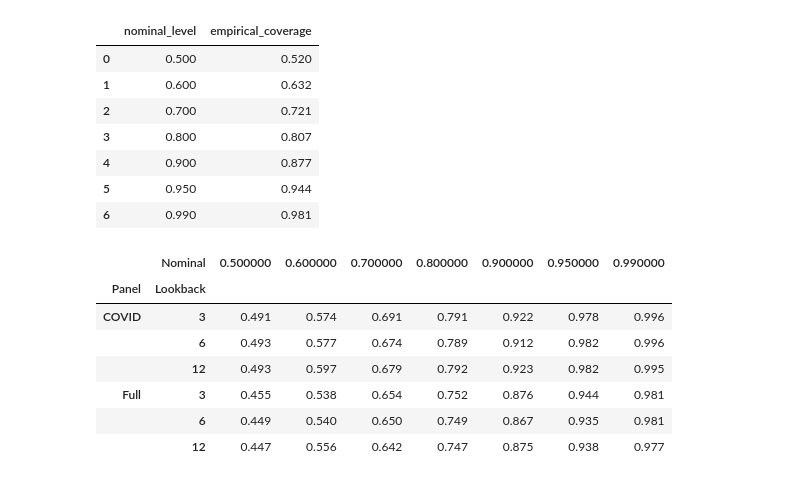
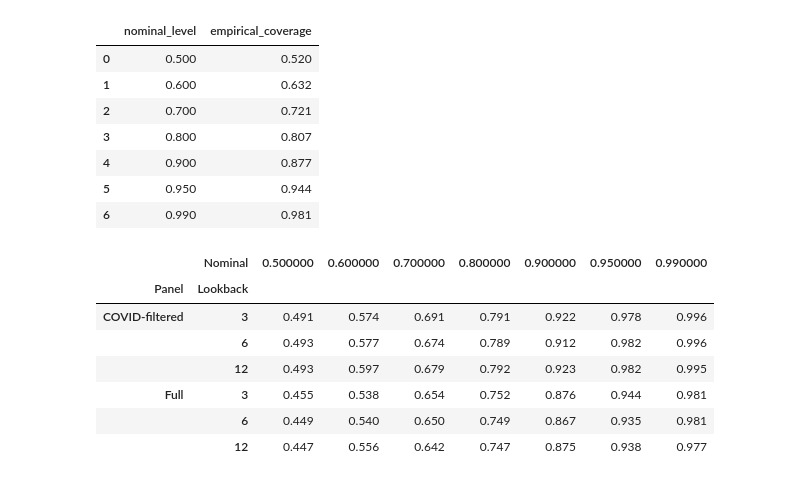
Before and after one commit to nicwjh/nfp-forecasting, a Jupyter notebook: notebooks/nfp_3_point.ipynb, the cells around one changed output. Cells and saved outputs as stored; diff of their text form; code cells hidden in the pictures.

```diff
--- a/notebooks/nfp_3_point.ipynb
+++ b/notebooks/nfp_3_point.ipynb
@@ -1120,7 +1120,7 @@ MIN_TRAIN  = 36
 
 PANELS = {                      # name → DataFrame
     "Full":  df_full,
-    "COVID": df
+    "COVID-filtered": df
 }
 
 # container for coverage rows
@@ -1166,34 +1166,34 @@ for panel_name, panel in PANELS.items():
                       desc=f"{panel_name} {LB}-mo", leave=False):
             nu, mu, sig = st.t.fit(oos.iloc[:i]["err"].values)
             point, actual = oos.iloc[i][["smart", "actual"]]
 
             for L in LEVELS:
                 q   = st.t.ppf(1-(1-L)/2, df=nu)
                 hw  = q*sig
                 if (point+mu-hw) <= actual <= (point+mu+hw):
                     hits[L] += 1
             totN += 1
 
         # 3) store coverage
         for L in LEVELS:
             rows.append({
                 "Panel": panel_name,
                 "Lookback": LB,
                 "Nominal": L,
                 "Empirical": hits[L]/totN
             })
 
 # ───────────────────────── display nicely ────────────────────
 coverage_df = (pd.DataFrame(rows)
                .pivot_table(index=["Panel","Lookback"],
                             columns="Nominal",
                             values="Empirical")
                .sort_index())
 coverage_df.style.format("{:.3f}")
 # %% [output]
 |  | Nominal | 0.500000 | 0.600000 | 0.700000 | 0.800000 | 0.900000 | 0.950000 | 0.990000 |
 | Panel | Lookback |  |  |  |  |  |  |  |
-| COVID | 3 | 0.491 | 0.574 | 0.691 | 0.791 | 0.922 | 0.978 | 0.996 |
+| COVID-filtered | 3 | 0.491 | 0.574 | 0.691 | 0.791 | 0.922 | 0.978 | 0.996 |
 |  | 6 | 0.493 | 0.577 | 0.674 | 0.789 | 0.912 | 0.982 | 0.996 |
 |  | 12 | 0.493 | 0.597 | 0.679 | 0.792 | 0.923 | 0.982 | 0.995 |
 | Full | 3 | 0.455 | 0.538 | 0.654 | 0.752 | 0.876 | 0.944 | 0.981 |
```
Also changed, not shown: 1 other file.
